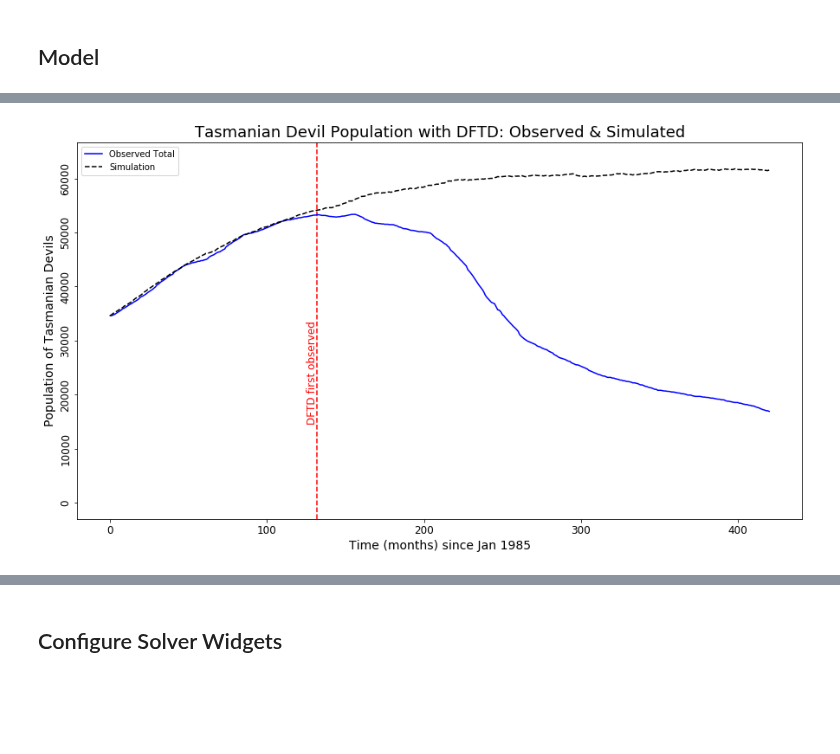
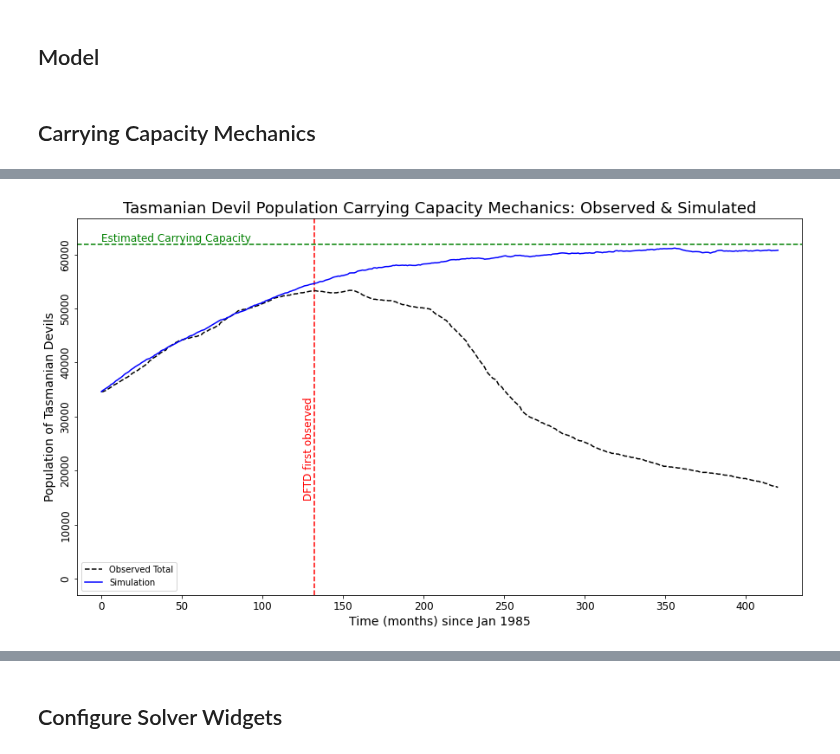
Before and after one commit to StochSS/devils_dftd_modeling, a Jupyter notebook: Devils 2-Stage Infection Parameter Approximation .ipynb, the cells around one changed output, grey strips where cells are left out. Drawn from its saved outputs; the diff is of its cells as text; code cells hidden in the pictures; blank space fills up the shorter version.

```diff
--- a/Devils 2-Stage Infection Parameter Approximation .ipynb
+++ b/Devils 2-Stage Infection Parameter Approximation .ipynb
@@ -233,33 +193,29 @@ class DevilsPreVaccination(Model):
+# %% [markdown]
+## Carrying Capacity Mechanics
 # %%
-model = DevilsPreVaccination(values = {
-    "juvenile_concentration": 0.467,
-    "infected_concentration": 0.001,
-    "birth_rate": 0.055, #0.027  #1st order birth
-    "incubation": 35,
-    "progression": 35,
-    "infection_rate": 0.0001,
-    "maturity_rate": 0.04267,
-    "death_rate_juvenile": 0.006,
-    "death_rate_susceptible": 0.02335,
-    "death_rate_susceptible2": 2.3e-7,# 8.25e-7,
-    "death_rate_infected": 0.02335,
-    "death_rate_diseased": 0.044,
-    "dftd_start": 110
-})
-#model = DevilsPreVaccination()
-%time result = model.run(solver=SSACSolver)
+carry_cap = int(max(devil_pop)*1.16)
+
+model = DevilsPreVaccination()
+result = model.run(solver=SSACSolver)
 
 plt.figure(figsize=[15, 8])
-plt.title("Tasmanian Devil Population with DFTD: Observed & Simulated", fontsize=18)
+plt.title("Tasmanian Devil Population Carrying Capacity Mechanics: Observed & Simulated", fontsize=18)
 plt.xlabel(f"Time (months) since {dates[0]}", fontsize=14)
 plt.ylabel("Population of Tasmanian Devils", fontsize=14)
 plt.plot([132, 132], [-3000, max(devil_pop)*1.25], '--r')
+plt.plot([-15, result['time'][-1] + 15], [carry_cap, carry_cap], '--g')
+plt.xlim([-15, result['time'][-1] + 15])
 plt.ylim([-3000, max(devil_pop)*1.25])
+plt.text(0, carry_cap + 500, "Estimated Carrying Capacity", color="green", fontsize=12)
 plt.text(125, 15000, "DFTD first observed", rotation="vertical", color="red", fontsize=12)
 plt.xticks(fontsize=12)
 plt.yticks(fontsize=12, rotation="vertical", va="center")
-plt.plot(range(len(devil_pop)), devil_pop, 'b', label='Observed Total')
-plt.plot(result[0]['Devils'],'--k', label="Simulation")
+plt.plot(range(len(devil_pop)), devil_pop, '--k', label='Observed Total')
+plt.plot(result[0]['Devils'],'b', label="Simulation")
 _ = plt.legend(loc='best')
-print(f"# of Devils {result[0]['Devils'][-1]} at simulation end, {result[0]['Devils'][-1]/model.listOfParameters['carrying_capacity'].value*100:.1f}% of target carrying capacity")
+
+final_devil_pop = result[0]['Devils'][-1]
+
+print(f"Number of Devils {final_devil_pop} at simulation end,",
+      f"{final_devil_pop/carry_cap*100:.1f}% of target carrying capacity")
 # %% [output]
@@ -269 +223 @@ Wall time: 3.22 s
-[figure, old version]
+[figure, new version]
```
Also changed, not shown: parts of 34 cells of this notebook.
